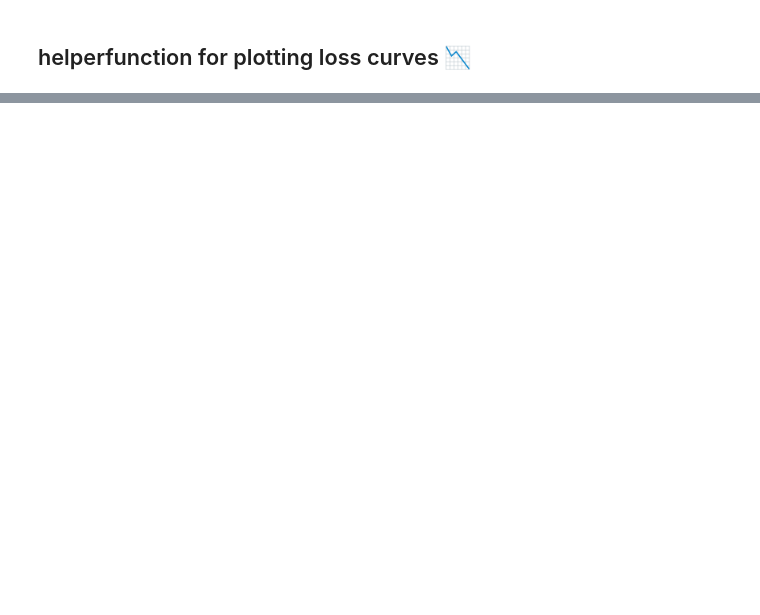
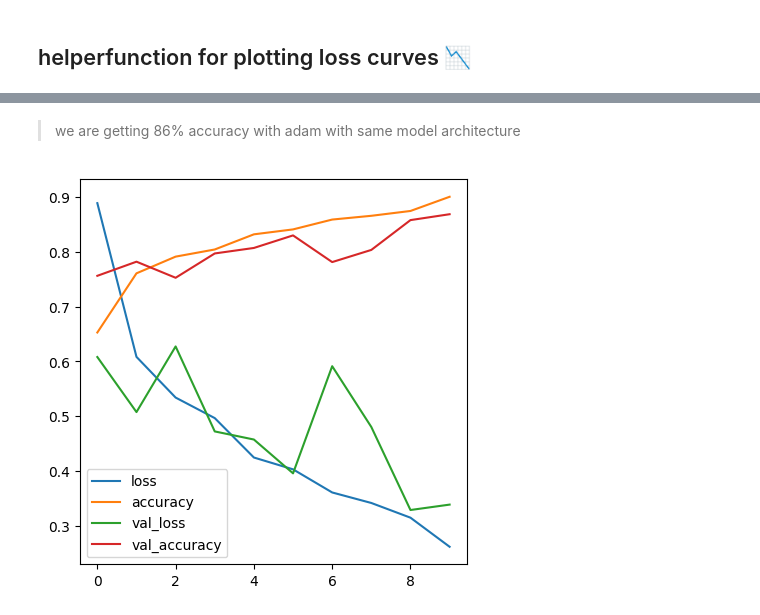
Before and after one commit to Henil21/Research, a Jupyter notebook: ITM_Research.ipynb, the cells around one changed output, grey strips where cells are left out. Cells and saved outputs as stored; diff of their text form; code cells hidden in the pictures; blank space fills up the shorter version.

```diff
--- a/ITM_Research.ipynb
+++ b/ITM_Research.ipynb
@@ -197,0 +212,22 @@ plot_loss_curves(history)
+# %%
+tf.random.set_seed(42)
+
+Model_2=Sequential([
+    Conv2D(32,3,activation='relu', input_shape=(200,300,3)),  #3 is kernal size
+    MaxPool2D(),
+    Conv2D(10, 3, activation='relu'),
+    MaxPool2D(),
+    Conv2D(10, 3, activation='relu'),
+    MaxPool2D(),
+    Flatten(),
+    Dense(5, activation='softmax') # softmax as we are working with multiclass problem
+])
+Model_2.compile(loss='categorical_crossentropy', # as we got multiple classes
+                            optimizer=tf.keras.optimizers.Adam(), # for now lets dont specify the learning rate,  default is 0.001 and we will also try Rmspromp
+                            metrics=['accuracy'])# evaluation
+
+history_2=Model_2.fit(train_generator,
+                   epochs=10,
+                    steps_per_epoch=len(train_generator ),
+                   validation_data=(test_generator),
+                   validation_steps=len(test_generator ))
@@ -197,0 +255,6 @@ plot_loss_curves(history)
+# %% [markdown]
+>  we are getting 86% accuracy with adam with same model architecture
+# %%
+plot_loss_curves(history_2)
+# %% [output]
+[figure, added]
```
Also changed, not shown: parts of 8 cells of this notebook.
